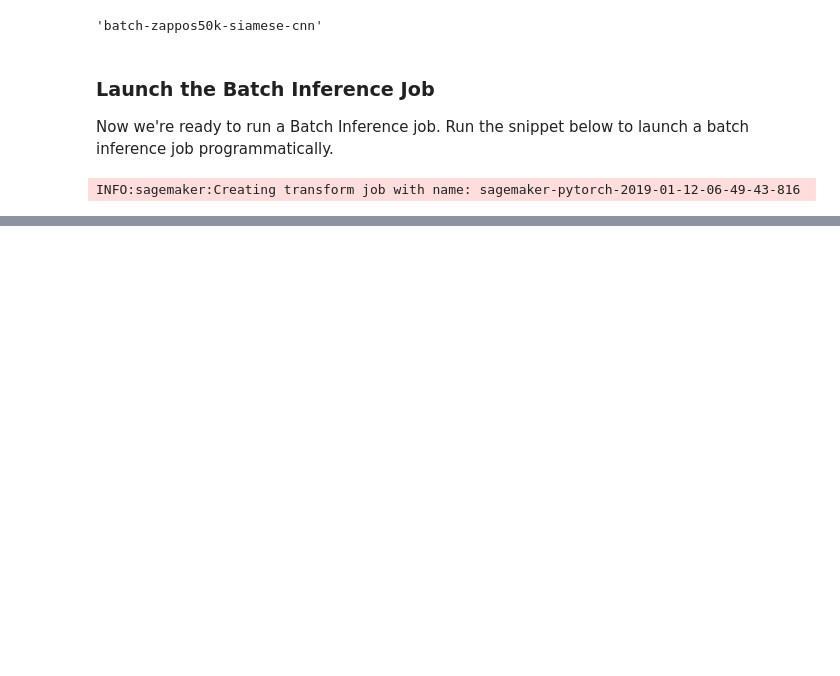
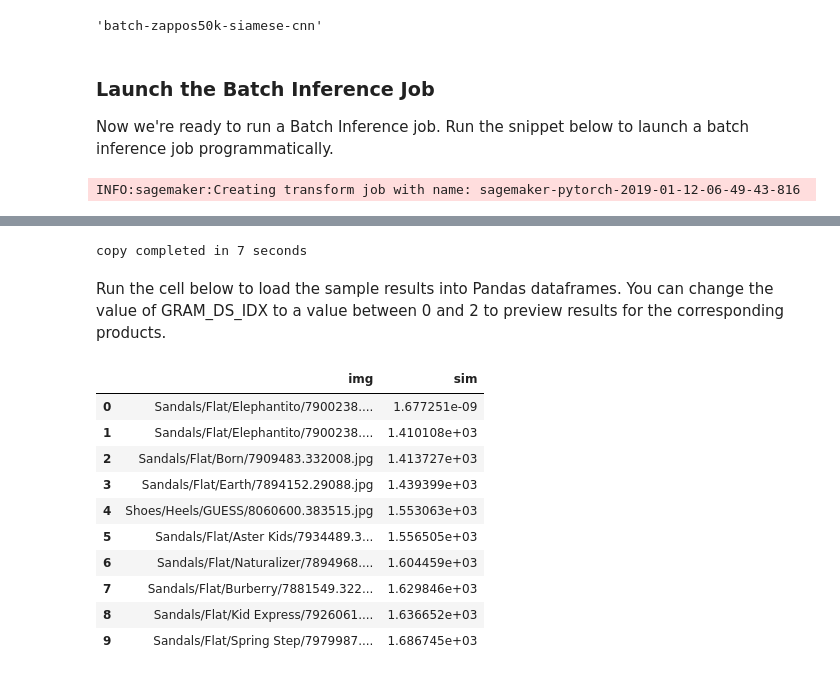
Before and after one commit to aws-samples/aws-sagemaker-pytorch-shop-by-style, a Jupyter notebook: notebooks/shop-by-style-model-on-pytorch.ipynb, the cells around one changed output, grey strips where cells are left out. Saved outputs shown, nothing was run; the diff lists cells and outputs as text; code cells hidden in the pictures; blank space fills up the shorter version.

```diff
--- a/notebooks/shop-by-style-model-on-pytorch.ipynb
+++ b/notebooks/shop-by-style-model-on-pytorch.ipynb
@@ -866,0 +888,41 @@ INFO:sagemaker:Creating transform job with name: sagemaker-pytorch-2019-01-12-06
+# %%
+%%bash -s "$DOWNLOAD_S3URI" "$WORKING_DIR"
+
+start=$SECONDS
+aws s3 cp $1/sample-gram-matrices-style-measurements.zip $2 --quiet
+unzip -qo $2/sample-gram-matrices-style-measurements.zip
+
+aws s3 cp $1/ut-zap50k-images-square.zip $2 --quiet
+unzip -qo $2/ut-zap50k-images-square.zip
+
+aws s3 cp $1/index/zappos50k-index.csv $2 --quiet
+duration=$(( SECONDS - start ))
+
+echo copy completed in $duration seconds
+# %% [output]
+copy completed in 7 seconds
+# %% [markdown]
+Run the cell below to load the sample results into Pandas dataframes. You can change the value of GRAM_DS_IDX to a value between 0 and 2 to preview results for the corresponding products.
+# %%
+import pandas as pd
+
+ZAPPOS50K_INDEX = os.path.join(WORKING_DIR, 'zappos50k-index.csv')
+SAMPLE_GRAM_RESULTS = ['sample-gram-matrices-style-measurements/Boots-Knee-High-Anne-Klein-8032743.310.csv',
+                       'sample-gram-matrices-style-measurements/Sandals-Flat-Elephantito-7900238.764.csv',
+                       'sample-gram-matrices-style-measurements/Shoes-Oxfords-Calvin-Klein-7943176.3.csv']
+GRAM_DS_IDX=1
+
+df = pd.read_csv(os.path.join(WORKING_DIR,SAMPLE_GRAM_RESULTS[GRAM_DS_IDX]), header=None, usecols=[0,1], names=['img','sim'])
+display(df.head(10))
+# %% [output]
+|  | img | sim |
+| 0 | Sandals/Flat/Elephantito/7900238.... | 1.677251e-09 |
+| 1 | Sandals/Flat/Elephantito/7900238.... | 1.410108e+03 |
+| 2 | Sandals/Flat/Born/7909483.332008.jpg | 1.413727e+03 |
+| 3 | Sandals/Flat/Earth/7894152.29088.jpg | 1.439399e+03 |
+| 4 | Shoes/Heels/GUESS/8060600.383515.jpg | 1.553063e+03 |
+| 5 | Sandals/Flat/Aster Kids/7934489.3... | 1.556505e+03 |
+| 6 | Sandals/Flat/Naturalizer/7894968.... | 1.604459e+03 |
+| 7 | Sandals/Flat/Burberry/7881549.322... | 1.629846e+03 |
+| 8 | Sandals/Flat/Kid Express/7926061.... | 1.636652e+03 |
+| 9 | Sandals/Flat/Spring Step/7979987.... | 1.686745e+03 |
```
Also changed, not shown: parts of 13 cells of this notebook.
